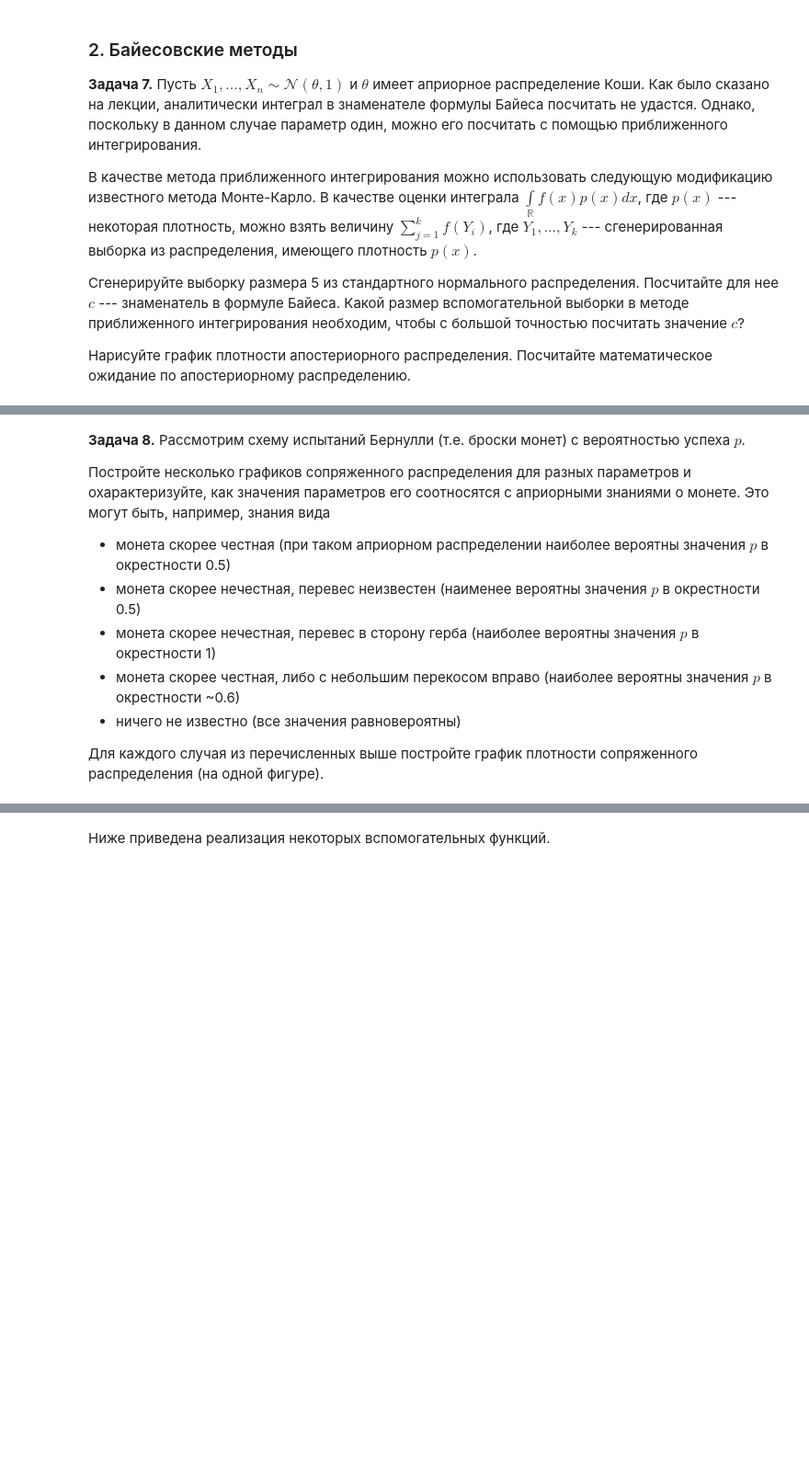
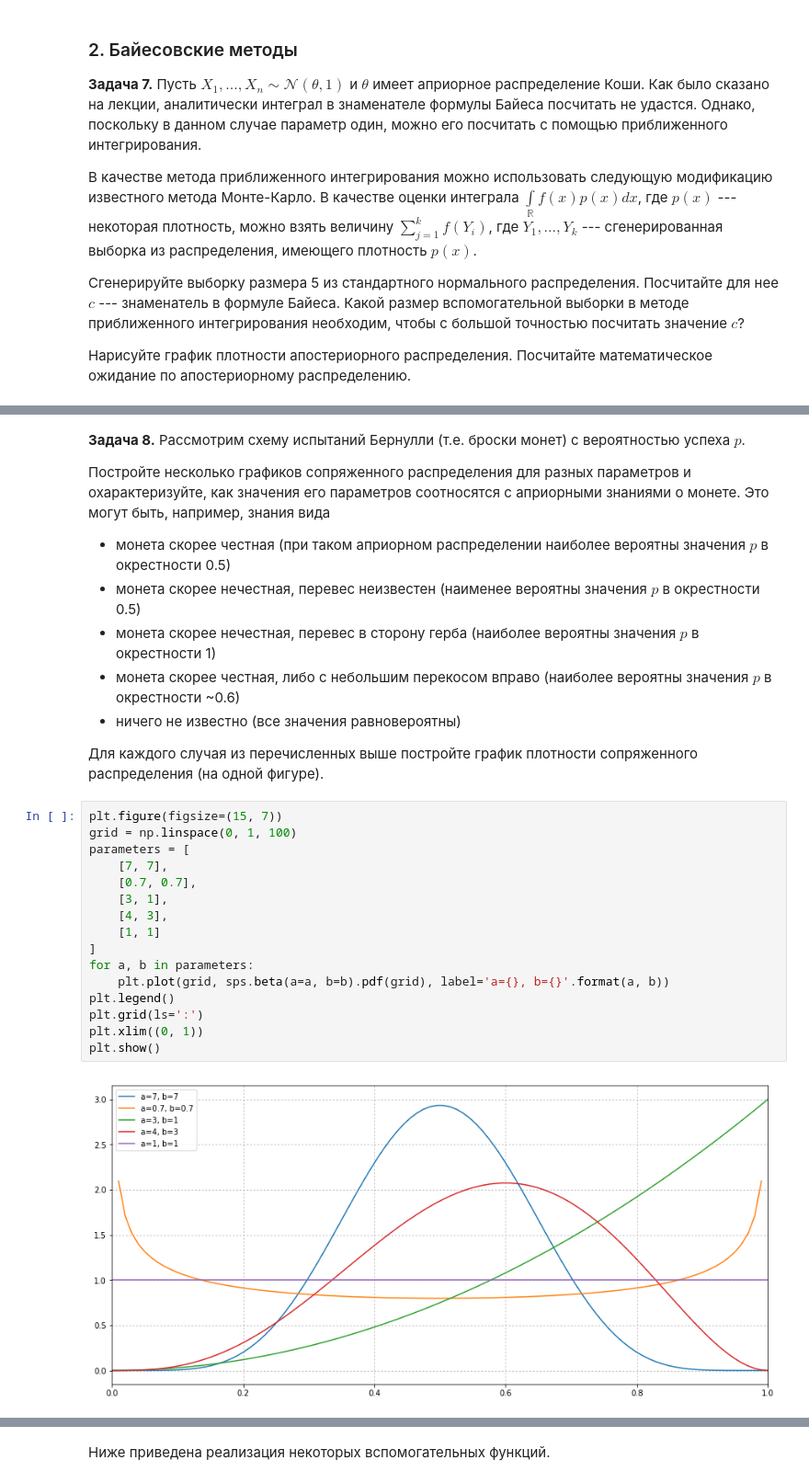
Before and after one commit to heorhii-bolotov/MIPT-Statistics, a Jupyter notebook: 4/4.30.ipynb, the cells around one changed output, grey strips where cells are left out. Shown at 92% size. Saved outputs shown, nothing was run; the diff lists cells and outputs as text; blank space fills up the shorter version.

```diff
--- a/4/4.30.ipynb
+++ b/4/4.30.ipynb
@@ -500,7 +533,7 @@ KS-stat: 0.115
 # %% [markdown]
 **Задача 8.** Рассмотрим схему испытаний Бернулли (т.е. броски монет) с вероятностью успеха $p$.
 
-Постройте несколько графиков сопряженного распределения для разных параметров и охарактеризуйте, как значения параметров его соотносятся с априорными знаниями о монете.
+Постройте несколько графиков сопряженного распределения для разных параметров и охарактеризуйте, как значения его параметров соотносятся с априорными знаниями о монете.
 Это могут быть, например, знания вида
 * монета скорее честная (при таком априорном распределении наиболее вероятны значения $p$ в окрестности 0.5)
 * монета скорее нечестная, перевес неизвестен (наименее вероятны значения $p$ в окрестности 0.5)
@@ -509,3 +542,21 @@ KS-stat: 0.115
 * ничего не известно (все значения равновероятны)
 
 Для каждого случая из перечисленных выше постройте график плотности сопряженного распределения (на одной фигуре).
+# %%
+plt.figure(figsize=(15, 7))
+grid = np.linspace(0, 1, 100)
+parameters = [
+    [7, 7],
+    [0.7, 0.7],
+    [3, 1],
+    [4, 3],
+    [1, 1]
+]
+for a, b in parameters:
+    plt.plot(grid, sps.beta(a=a, b=b).pdf(grid), label='a={}, b={}'.format(a, b))
+plt.legend()
+plt.grid(ls=':')
+plt.xlim((0, 1))
+plt.show()
+# %% [output]
+[figure, added]
```
Also changed, not shown: parts of 18 cells of this notebook, 3 other files.
